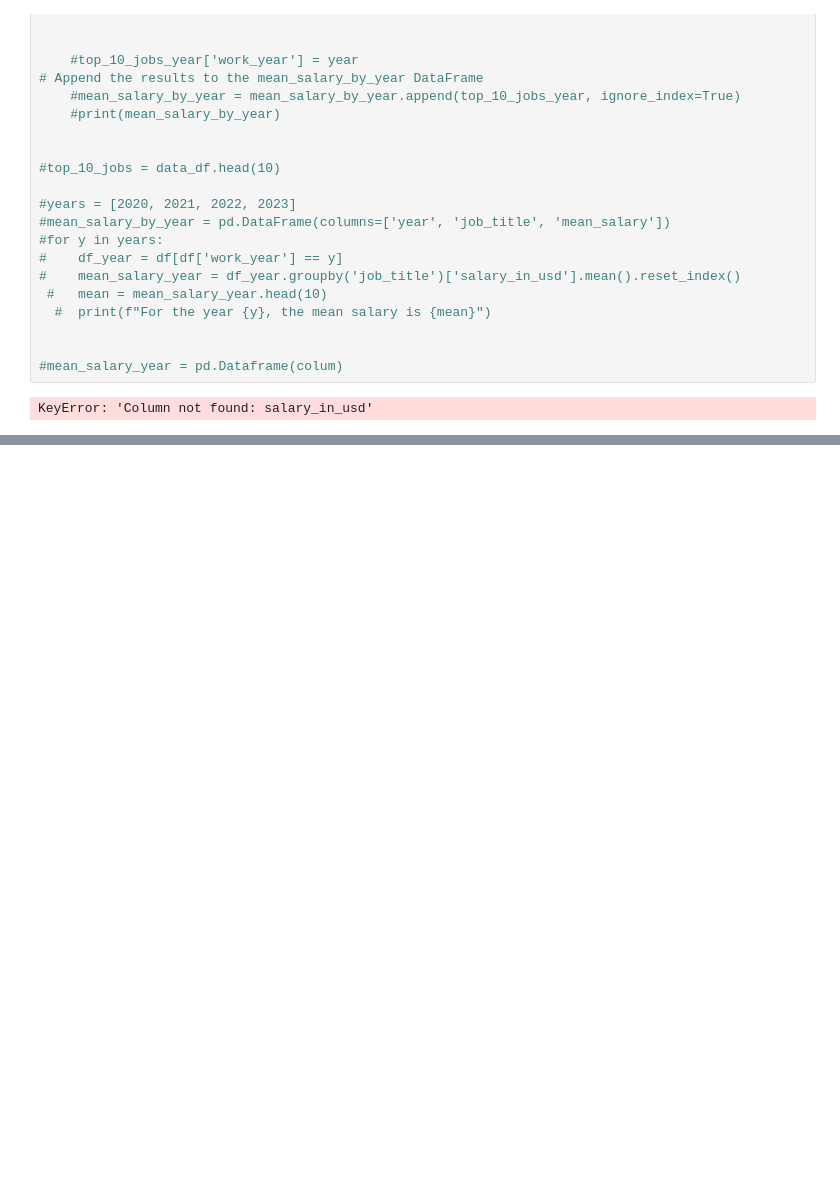
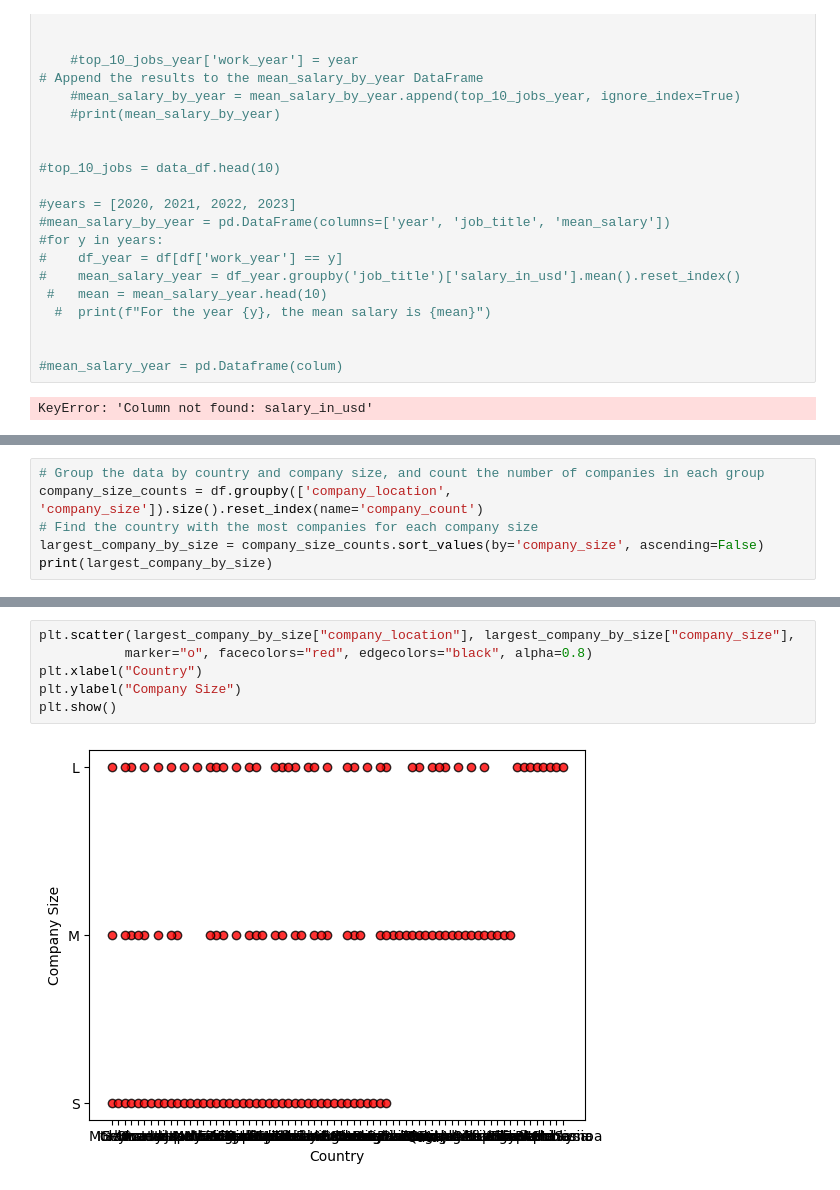
Before and after one commit to chonyeagoro/Project_-1, a Jupyter notebook: Jobs_salaries.ipynb, the cells around one changed output, grey strips where cells are left out. Saved outputs shown, nothing was run; the diff lists cells and outputs as text; blank space fills up the shorter version.

```diff
--- a/Jobs_salaries.ipynb
+++ b/Jobs_salaries.ipynb
@@ -414,0 +300,6 @@ data_df
+# %%
+# Group the data by country and company size, and count the number of companies in each group
+company_size_counts = df.groupby(['company_location', 'company_size']).size().reset_index(name='company_count')
+# Find the country with the most companies for each company size
+largest_company_by_size = company_size_counts.sort_values(by='company_size', ascending=False)
+print(largest_company_by_size)
@@ -414,0 +349,8 @@ data_df
+# %%
+plt.scatter(largest_company_by_size["company_location"], largest_company_by_size["company_size"],
+           marker="o", facecolors="red", edgecolors="black", alpha=0.8)
+plt.xlabel("Country")
+plt.ylabel("Company Size")
+plt.show()
+# %% [output]
+[figure, added]
```
Also changed, not shown: parts of 13 cells of this notebook.
